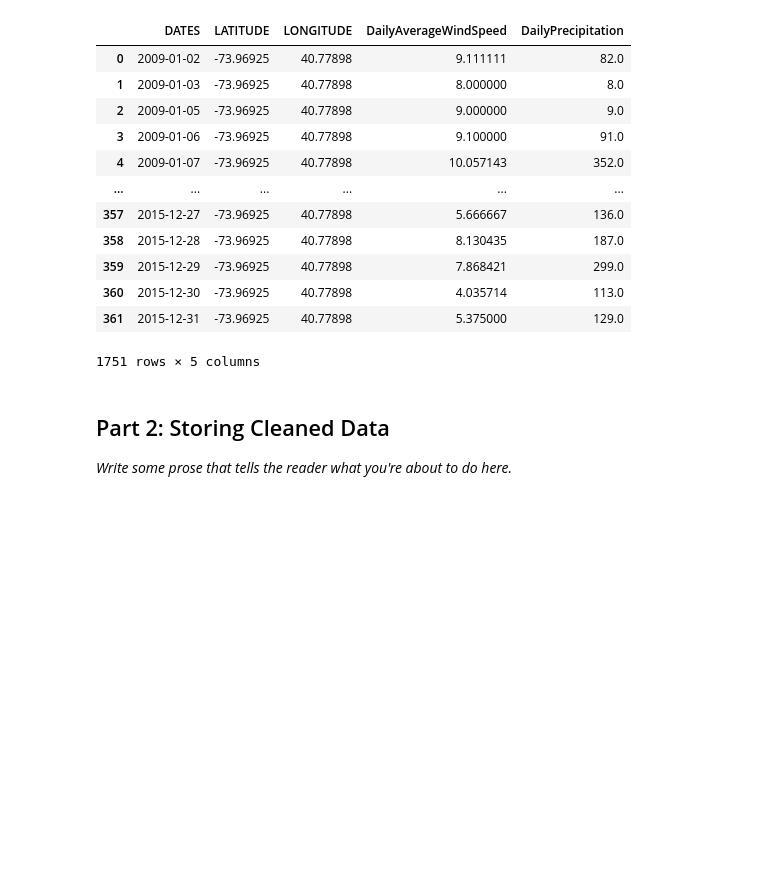
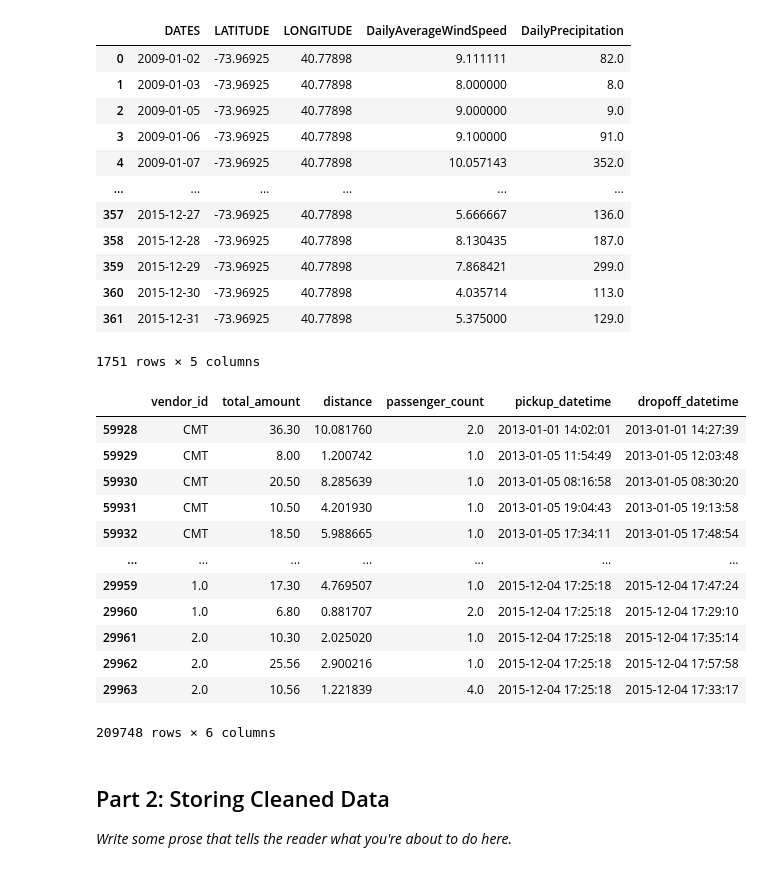
Before and after one commit to nextlevelOne/Uber-and-NYC-Yellow-cab, a Jupyter notebook: final_project.ipynb, the cells around one changed output. Cells and saved outputs as stored; diff of their text form; code cells hidden in the pictures; blank space fills up the shorter version.

```diff
--- a/final_project.ipynb
+++ b/final_project.ipynb
@@ -319,0 +381,2 @@ taxi_data = get_and_clean_taxi_data()
+# %%
+taxi_data = process(data)
@@ -365,6 +437,22 @@ daily_weather
 | 360 | 2015-12-30 | -73.96925 | 40.77898 | 4.035714 | 113.0 |
 | 361 | 2015-12-31 | -73.96925 | 40.77898 | 5.375000 | 129.0 |
 1751 rows × 5 columns
+# %%
+taxi_data
+# %% [output]
+|  | vendor_id | total_amount | distance | passenger_count | pickup_datetime | dropoff_datetime |
+| 59928 | CMT | 36.30 | 10.081760 | 2.0 | 2013-01-01 14:02:01 | 2013-01-01 14:27:39 |
+| 59929 | CMT | 8.00 | 1.200742 | 1.0 | 2013-01-05 11:54:49 | 2013-01-05 12:03:48 |
+| 59930 | CMT | 20.50 | 8.285639 | 1.0 | 2013-01-05 08:16:58 | 2013-01-05 08:30:20 |
+| 59931 | CMT | 10.50 | 4.201930 | 1.0 | 2013-01-05 19:04:43 | 2013-01-05 19:13:58 |
+| 59932 | CMT | 18.50 | 5.988665 | 1.0 | 2013-01-05 17:34:11 | 2013-01-05 17:48:54 |
+| ... | ... | ... | ... | ... | ... | ... |
+| 29959 | 1.0 | 17.30 | 4.769507 | 1.0 | 2015-12-04 17:25:18 | 2015-12-04 17:47:24 |
+| 29960 | 1.0 | 6.80 | 0.881707 | 2.0 | 2015-12-04 17:25:18 | 2015-12-04 17:29:10 |
+| 29961 | 2.0 | 10.30 | 2.025020 | 1.0 | 2015-12-04 17:25:18 | 2015-12-04 17:35:14 |
+| 29962 | 2.0 | 25.56 | 2.900216 | 1.0 | 2015-12-04 17:25:18 | 2015-12-04 17:57:58 |
+| 29963 | 2.0 | 10.56 | 1.221839 | 4.0 | 2015-12-04 17:25:18 | 2015-12-04 17:33:17 |
+209748 rows × 6 columns
 # %% [markdown]
 ## Part 2: Storing Cleaned Data
 
```
Also changed, not shown: parts of 17 cells of this notebook, 12 other files.
